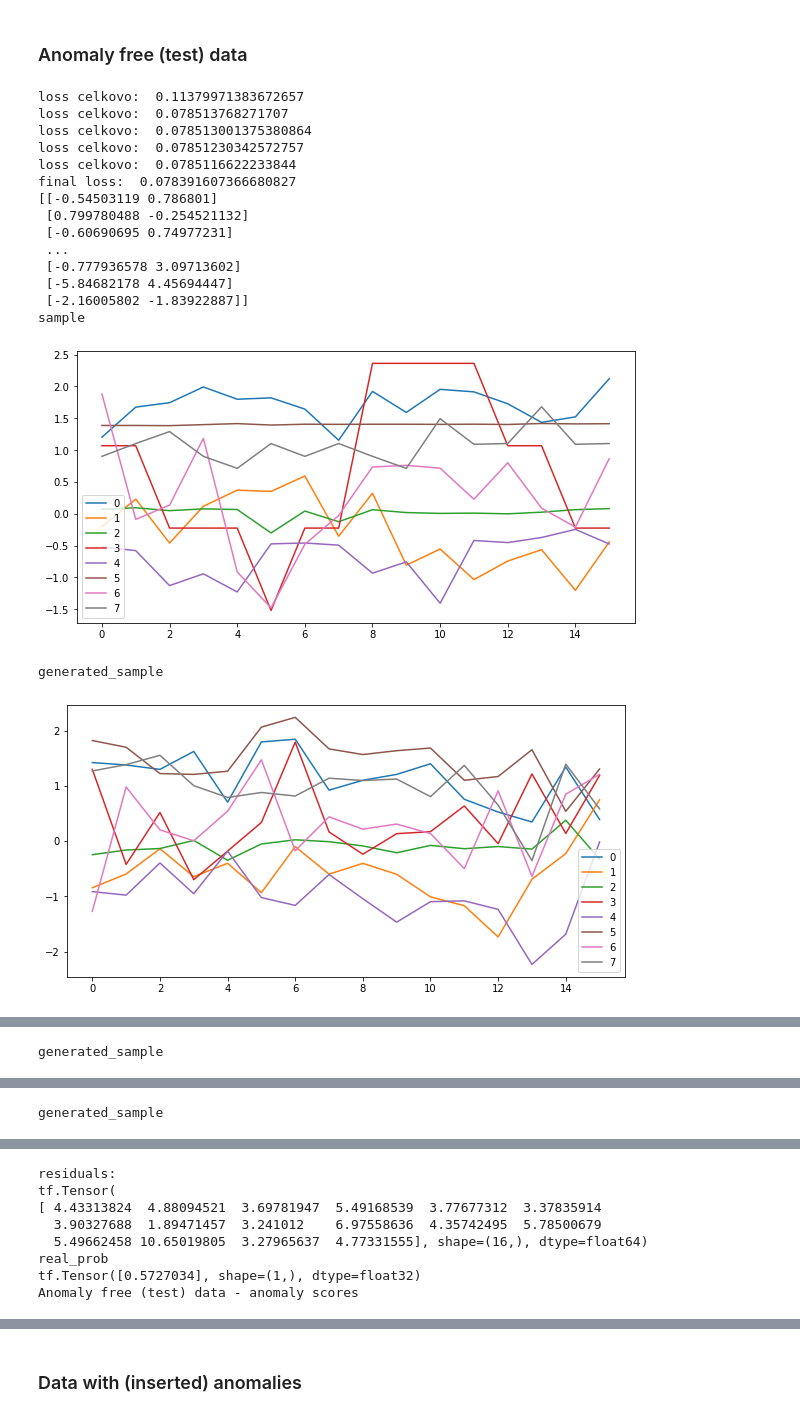
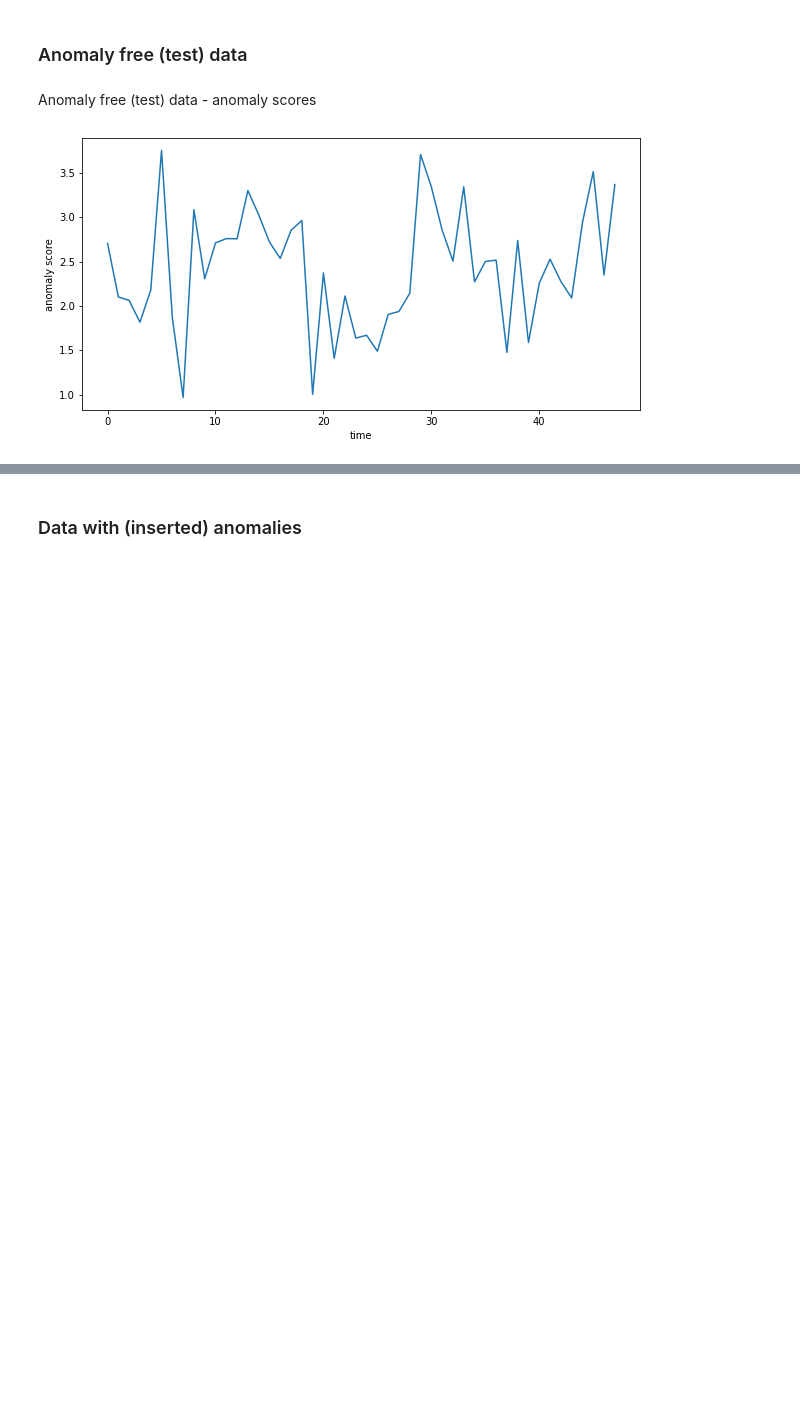
Before and after one commit to ivetasarfyova/TimeSeriesAnomalyDetectionAssignments, a Jupyter notebook: time_series_anomaly_detection/GAN-AD-SKAB.ipynb, the cells around one changed output, grey strips where cells are left out. Cells and saved outputs as stored; diff of their text form; code cells hidden in the pictures; blank space fills up the shorter version.

```diff
--- a/time_series_anomaly_detection/GAN-AD-SKAB.ipynb
+++ b/time_series_anomaly_detection/GAN-AD-SKAB.ipynb
@@ -70,12 +63,13 @@ shift = 5
 batch_size = 32
 latent_dim = 2
 n_features = df_anomaly_free.shape[1]
+epochs = 10000
 # %% [markdown]
 ## Training
 # %%
 gan_ad = GAN_AD(window_size, shift, batch_size, latent_dim, n_features)
-gan_ad.fit(df_anomaly_free, 10000, save_checkpoints=True, enable_prints=True)
-# gan_ad.save_model("gan_ad_" + str(date.today()) + ".h5")
+gan_ad.fit(df_anomaly_free, epochs, save_checkpoints=True, enable_prints=True)
+# gan_ad.save_model("gan_ad_" + str(date.today()) + "-skab.h5")
 # %% [output]
 KeyboardInterrupt:
 # %% [markdown]
@@ -206,26 +157,13 @@ Anomaly free (training) data - anomaly scores
 ### Anomaly free (test) data
 # %%
 # more than one window
-anomaly_scores = gan_ad.predict_anomaly_scores(pd.DataFrame(df_anomaly_free_test[0:0+window_size*3]))
-print('Anomaly free (test) data - anomaly scores')
+anomaly_scores = gan_ad.predict_anomaly_scores(pd.DataFrame(df_anomaly_free_test[0:(3*window_size)]))
+display(Markdown('Anomaly free (test) data - anomaly scores'))
 plt.figure(figsize=(10,5))
+plt.xlabel('time')
+plt.ylabel('anomaly score')
 plt.plot(anomaly_scores)
 plt.show()
 # %% [output]
-loss celkovo:  0.11379971383672657
-loss celkovo:  0.078513768271707
-loss celkovo:  0.078513001375380864
-loss celkovo:  0.07851230342572757
-loss celkovo:  0.0785116622233844
-final loss:  0.078391607366680827
-[[-0.54503119 0.786801]
- [0.799780488 -0.254521132]
- [-0.60690695 0.74977231]
- ...
- [-0.777936578 3.09713602]
- [-5.84682178 4.45694447]
- [-2.16005802 -1.83922887]]
-sample
+Anomaly free (test) data - anomaly scores
-[figure, old version]
+[figure, new version]
-generated_sample
-[figure, removed]
@@ -250 +169,0 @@ sample
-generated_sample
@@ -270 +169,0 @@ sample
-generated_sample
@@ -272,8 +169,0 @@ generated_sample
-residuals:
-tf.Tensor(
-[ 4.43313824  4.88094521  3.69781947  5.49168539  3.77677312  3.37835914
-  3.90327688  1.89471457  3.241012    6.97558636  4.35742495  5.78500679
-  5.49662458 10.65019805  3.27965637  4.77331555], shape=(16,), dtype=float64)
-real_prob
-tf.Tensor([0.5727034], shape=(1,), dtype=float32)
-Anomaly free (test) data - anomaly scores
```
Also changed, not shown: parts of 19 cells of this notebook, 1 other file.
